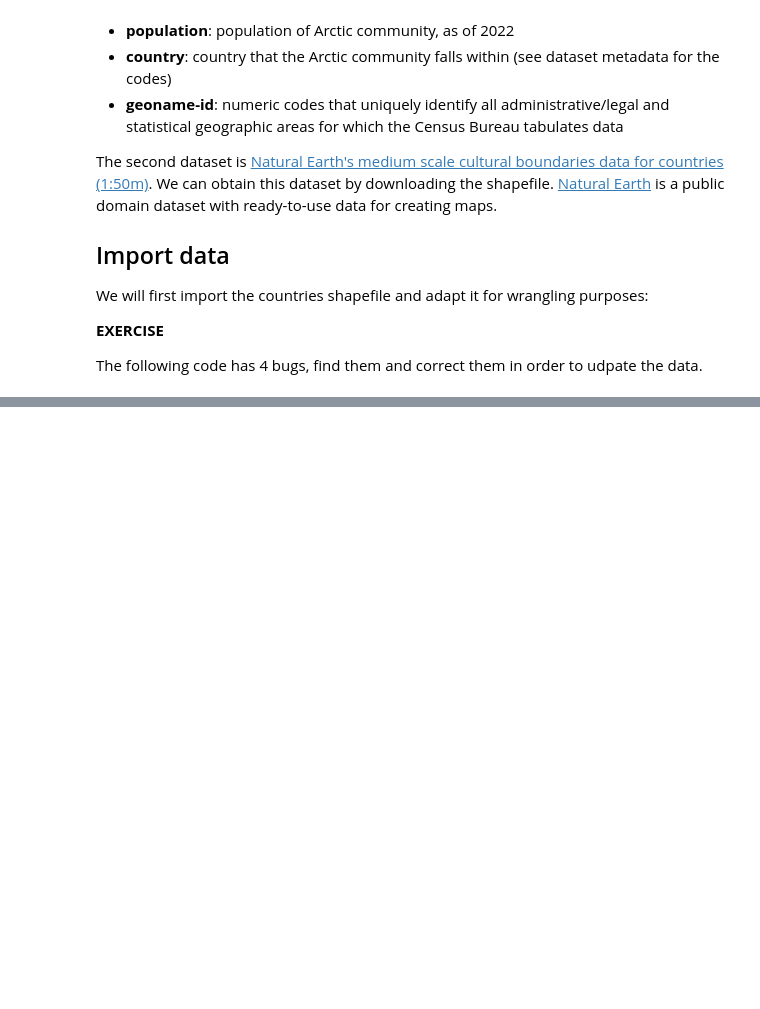
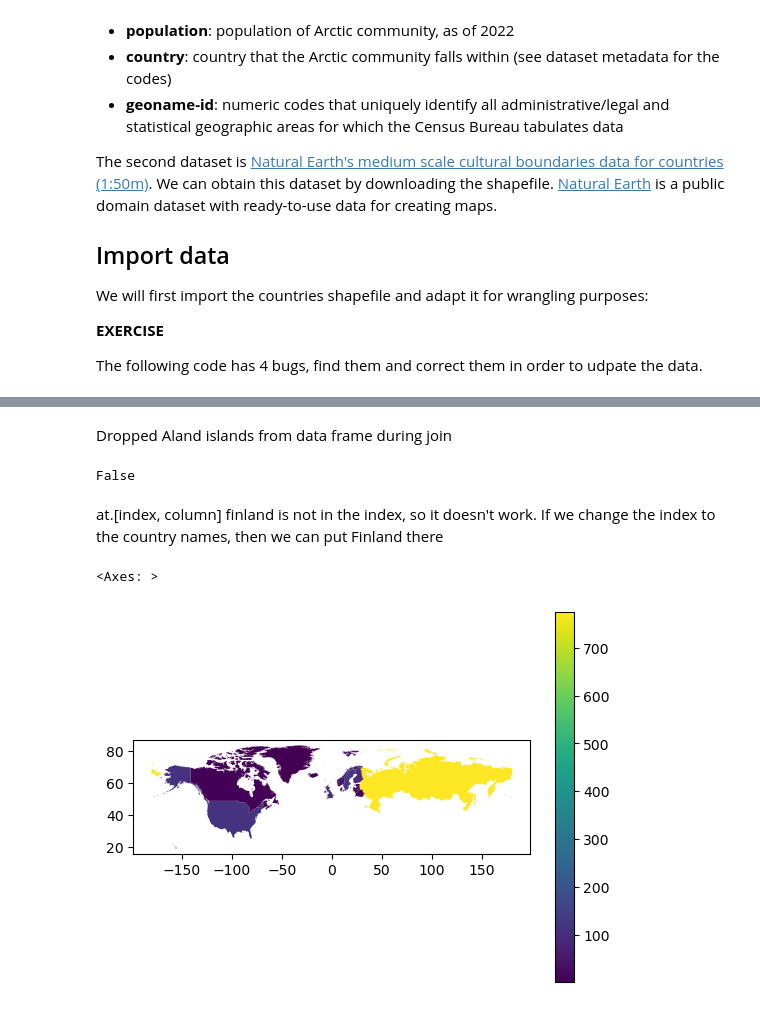
Before and after one commit to haylee360/eds220-2024-in-class, a Jupyter notebook: week-6-reprojecting-STUDENTS.ipynb, the cells around one changed output, grey strips where cells are left out. Saved outputs shown, nothing was run; the diff lists cells and outputs as text; code cells hidden in the pictures; blank space fills up the shorter version.

```diff
--- a/week-6-reprojecting-STUDENTS.ipynb
+++ b/week-6-reprojecting-STUDENTS.ipynb
@@ -73,0 +166,6 @@ country_names
+# %%
+# Create a df with the number of communities per country
+n_comms = (communities.groupby('country')
+                       .size()
+                       .reset_index(name='n_communities')
+          )
@@ -73,0 +222,6 @@ country_names
+# %%
+n_comms = pd.merge(n_comms,
+                  country_names,
+                  how='left',
+                  on='country')
+n_comms
@@ -73,0 +246,7 @@ country_names
+# %%
+# Merge dfs
+arctic_countries = pd.merge(countries,
+                           n_comms,
+                           how='inner',
+                           on='admin')
+arctic_countries.set_index('admin')
@@ -73,0 +271,17 @@ country_names
+# %% [markdown]
+Dropped Aland islands from data frame during join
+# %%
+# Check aland islands is in data frame??
+'Aland Islands' in countries.values
+# %% [output]
+False
+# %%
+arctic_countries.at['Finland', 'n_communities'] += 1
+# %% [markdown]
+at.[index, column] finland is not in the index, so it doesn't work. If we change the index to the country names, then we can put Finland there
+# %%
+arctic_countries.plot(column='n_communities',
+                     legend=True)
+# %% [output]
+<Axes: >
+[figure, added]
```
Also changed, not shown: parts of 26 cells of this notebook.
